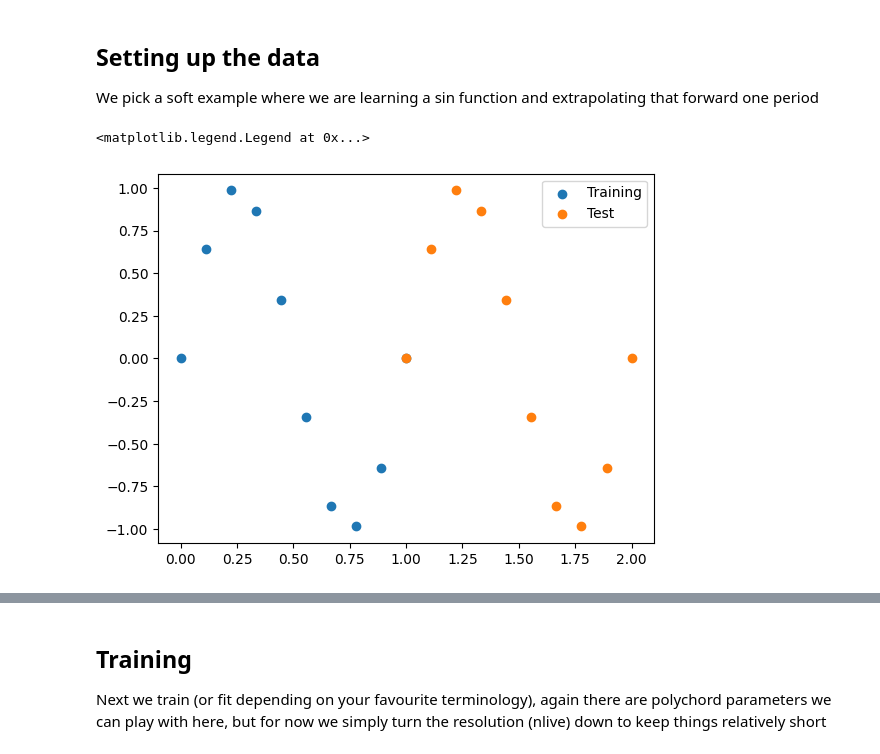
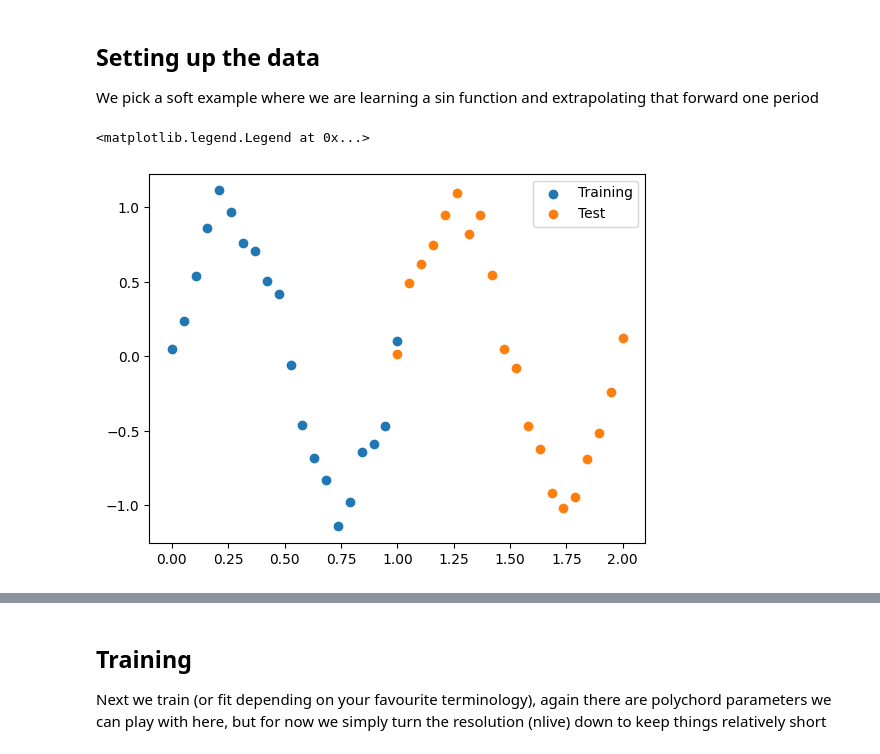
Before and after one commit to yallup/polygp, a Jupyter notebook: tutorial.ipynb, the cells around one changed output, grey strips where cells are left out. Saved outputs shown, nothing was run; the diff lists cells and outputs as text; code cells hidden in the pictures.

```diff
--- a/tutorial.ipynb
+++ b/tutorial.ipynb
@@ -13,16 +14,18 @@ import matplotlib.pyplot as plt
 
 We pick a soft example where we are learning a sin function and extrapolating that forward one period
 # %%
-X = np.linspace(0, 1, 10)
+X = np.linspace(0, 1, 20)
 Y = np.sin(X*2*np.pi)
-X_new = np.linspace(1, 2, 10)
+Y+=np.random.normal(0,0.1,20)
+X_new = np.linspace(1, 2, 20)
 Y_new=np.sin(X_new*2*np.pi)
+Y_new+=np.random.normal(0,0.1,20)
 
 plt.scatter(X,Y,label="Training")
 plt.scatter(X_new,Y_new, label= "Test")
 plt.legend()
 # %% [output]
 <matplotlib.legend.Legend at 0x...>
-[figure, old version]
+[figure, new version]
 # %% [markdown]
 ## Specifing the process
```
Also changed, not shown: parts of 20 cells of this notebook, 2 other files.
